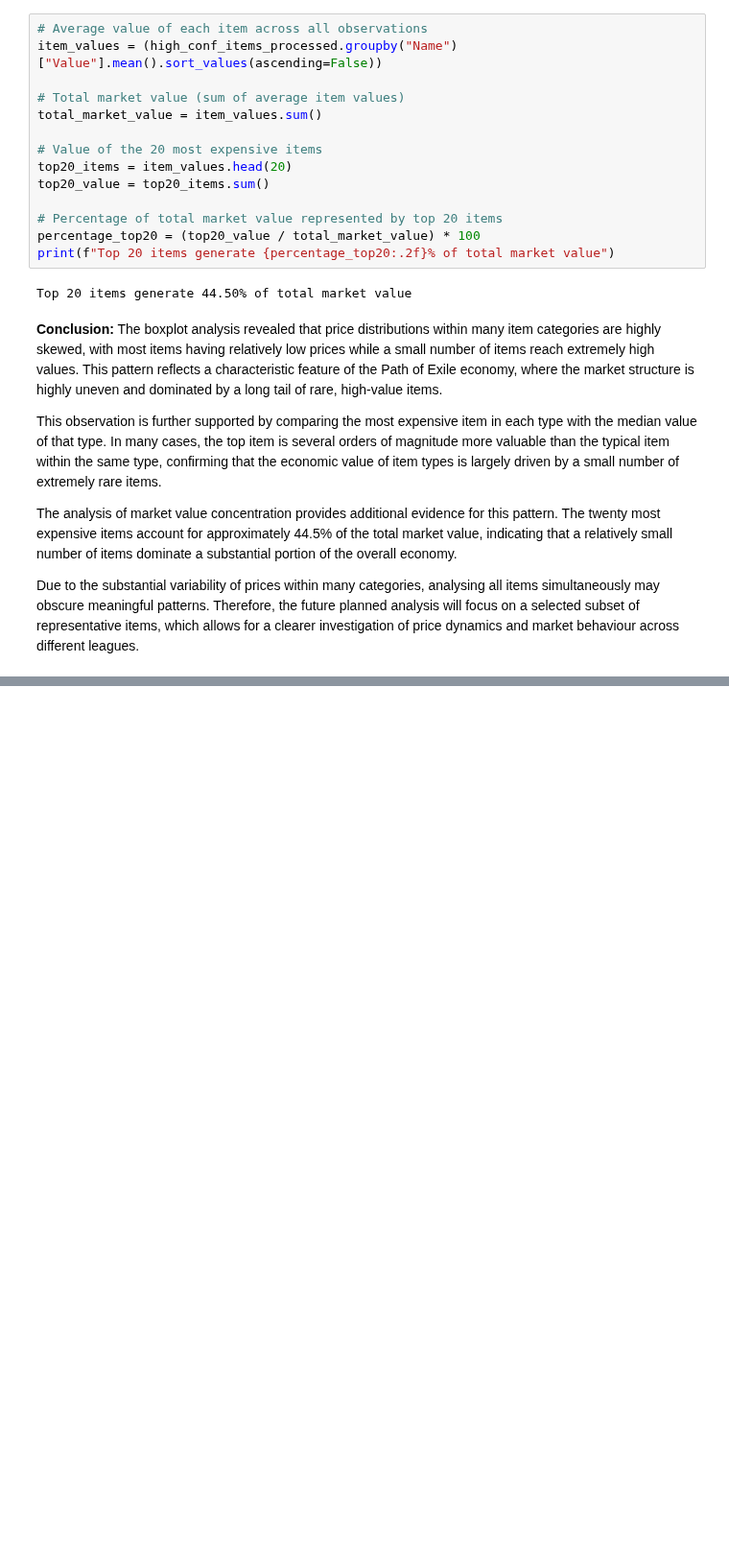
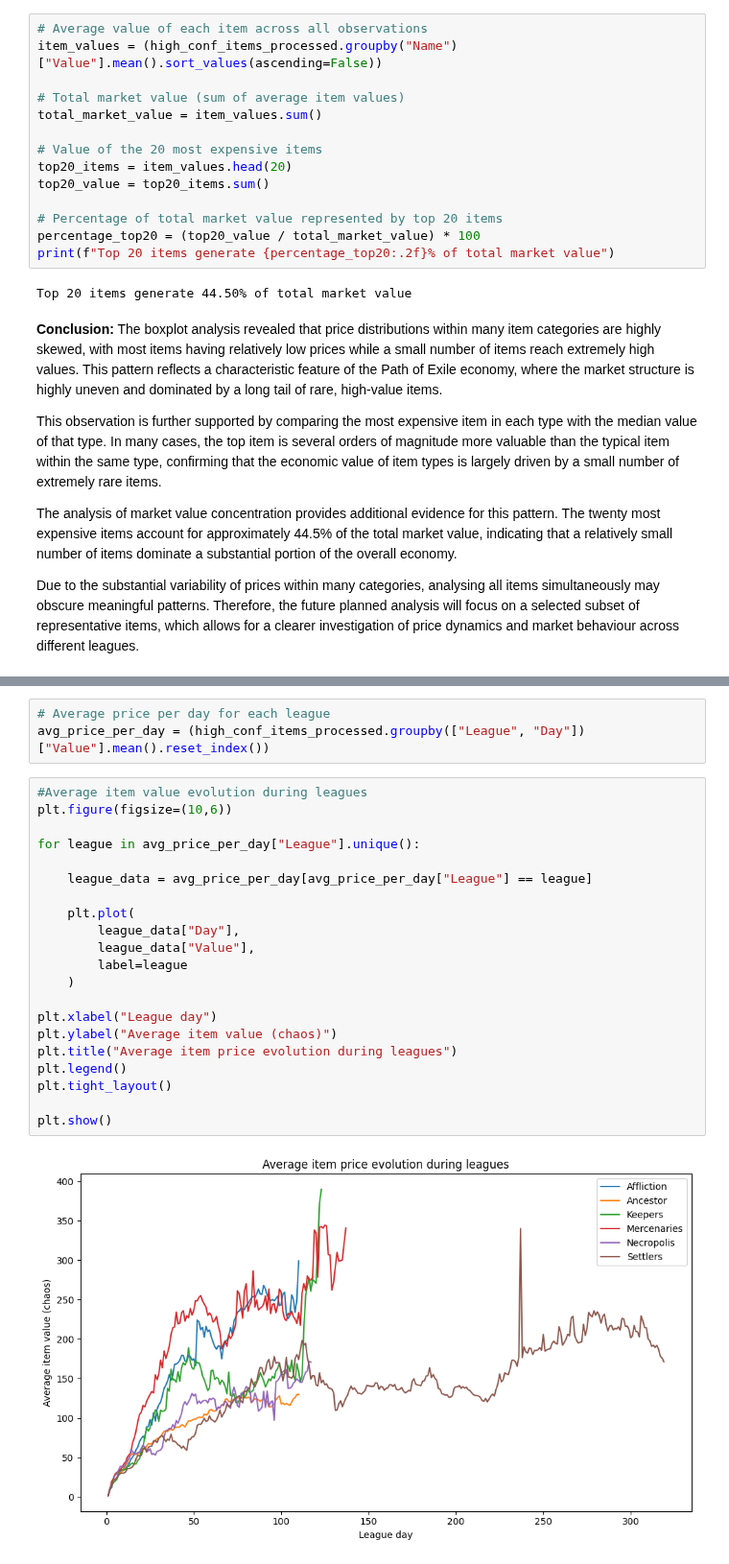
Before and after one commit to NataliaMiodowska/PoeMarketAnalyser, a Jupyter notebook: notebooks/02_actual_exploratory_data_analysis.ipynb, the cells around one changed output, grey strips where cells are left out. Shown at 96% size. Drawn from its saved outputs; the diff is of its cells as text; blank space fills up the shorter version.

```diff
--- a/notebooks/02_actual_exploratory_data_analysis.ipynb
+++ b/notebooks/02_actual_exploratory_data_analysis.ipynb
@@ -263,0 +294,26 @@ Due to the substantial variability of prices within many categories, analysing a
+# %%
+# Average price per day for each league
+avg_price_per_day = (high_conf_items_processed.groupby(["League", "Day"])["Value"].mean().reset_index())
+# %%
+#Average item value evolution during leagues
+plt.figure(figsize=(10,6))
+
+for league in avg_price_per_day["League"].unique():
+
+    league_data = avg_price_per_day[avg_price_per_day["League"] == league]
+
+    plt.plot(
+        league_data["Day"],
+        league_data["Value"],
+        label=league
+    )
+
+plt.xlabel("League day")
+plt.ylabel("Average item value (chaos)")
+plt.title("Average item price evolution during leagues")
+plt.legend()
+plt.tight_layout()
+
+plt.show()
+# %% [output]
+[figure, added]
```
Also changed, not shown: parts of 11 cells of this notebook.
